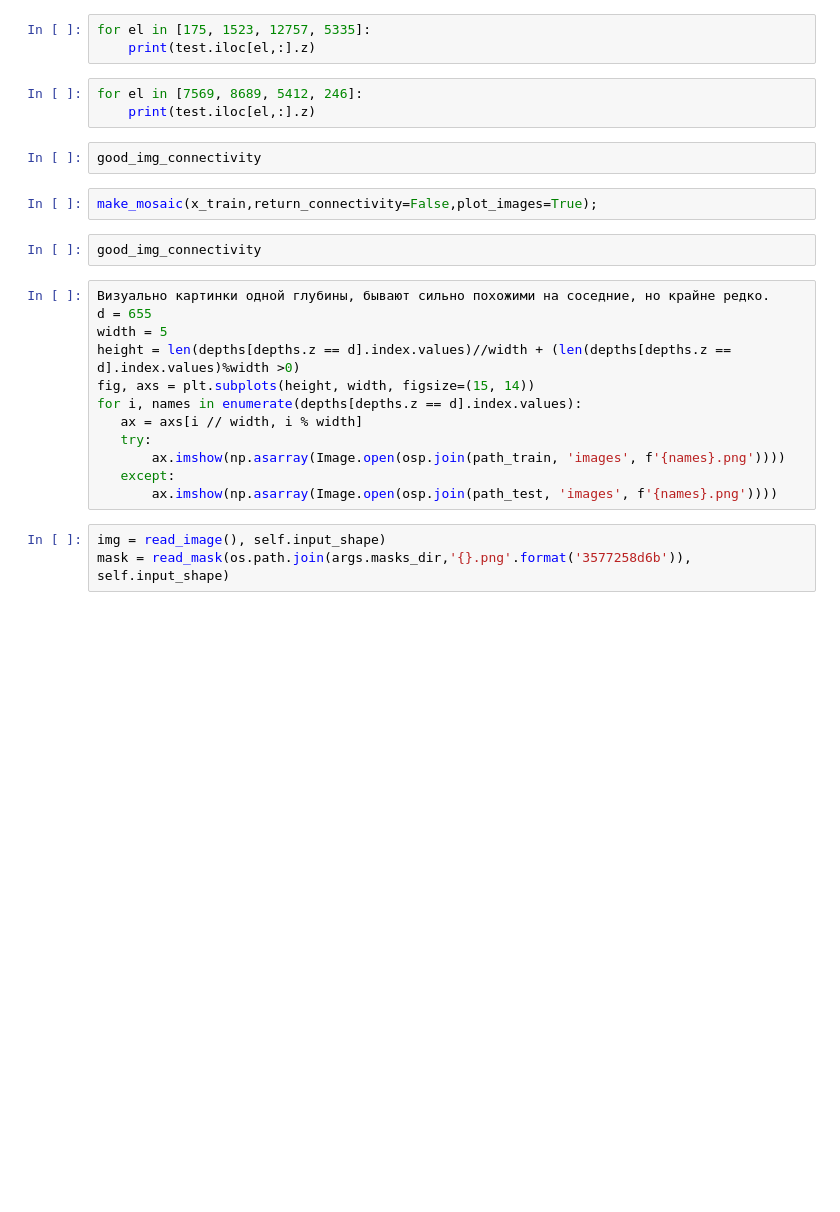
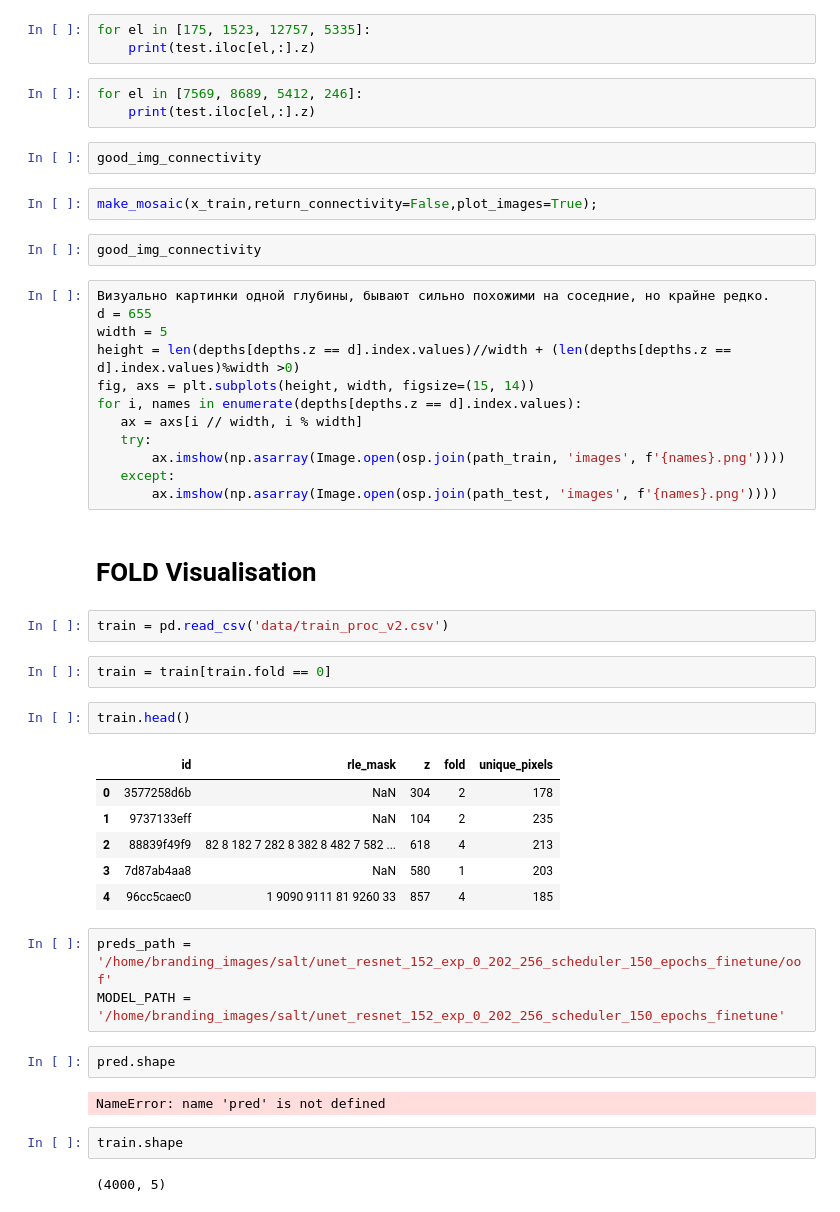
Before and after one commit to ybabakhin/kaggle_salt_bes_phalanx, a Jupyter notebook: Puzzle.ipynb, the cells around one changed output. Drawn from its saved outputs; the diff is of its cells as text; blank space fills up the shorter version.

```diff
--- a/Puzzle.ipynb
+++ b/Puzzle.ipynb
@@ -422,6 +422,29 @@ for i, names in enumerate(depths[depths.z == d].index.values):
        ax.imshow(np.asarray(Image.open(osp.join(path_train, 'images', f'{names}.png'))))
    except:
        ax.imshow(np.asarray(Image.open(osp.join(path_test, 'images', f'{names}.png'))))
-# %%
-img = read_image(), self.input_shape)
-mask = read_mask(os.path.join(args.masks_dir,'{}.png'.format('3577258d6b')), self.input_shape)
+# %% [markdown]
+# FOLD Visualisation
+# %%
+train = pd.read_csv('data/train_proc_v2.csv')
+# %%
+train = train[train.fold == 0]
+# %%
+train.head()
+# %% [output]
+|  | id | rle_mask | z | fold | unique_pixels |
+| 0 | 3577258d6b | NaN | 304 | 2 | 178 |
+| 1 | 9737133eff | NaN | 104 | 2 | 235 |
+| 2 | 88839f49f9 | 82 8 182 7 282 8 382 8 482 7 582 ... | 618 | 4 | 213 |
+| 3 | 7d87ab4aa8 | NaN | 580 | 1 | 203 |
+| 4 | 96cc5caec0 | 1 9090 9111 81 9260 33 | 857 | 4 | 185 |
+# %%
+preds_path = '/home/branding_images/salt/unet_resnet_152_exp_0_202_256_scheduler_150_epochs_finetune/oof'
+MODEL_PATH = '/home/branding_images/salt/unet_resnet_152_exp_0_202_256_scheduler_150_epochs_finetune'
+# %%
+pred.shape
+# %% [output]
+NameError: name 'pred' is not defined
+# %%
+train.shape
+# %% [output]
+(4000, 5)
```
Also changed, not shown: parts of 44 cells of this notebook, 14 other files.
